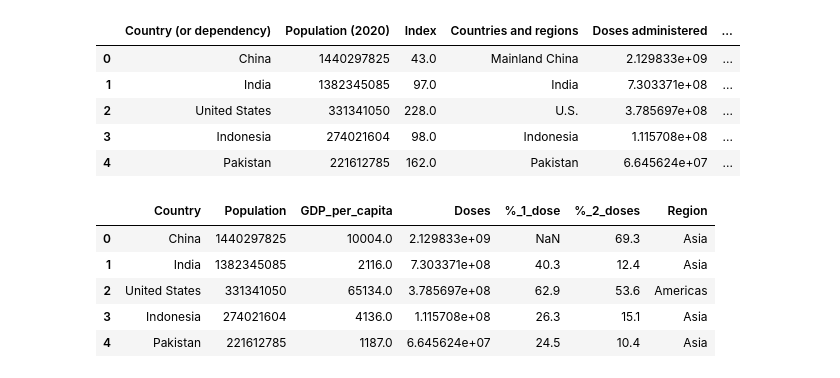
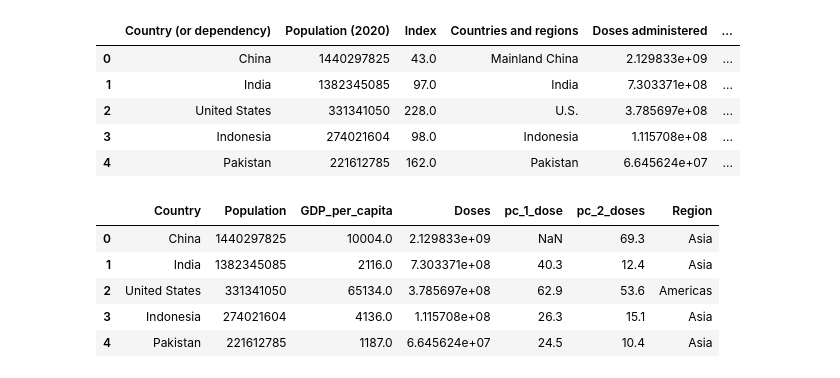
Before and after one commit to TomHOldershaw/Project-2-Group-1, a Jupyter notebook: notebooks/cleaned_dataframe.ipynb, the cells around one changed output. Drawn from its saved outputs; the diff is of its cells as text; code cells hidden in the pictures.

```diff
--- a/notebooks/cleaned_dataframe.ipynb
+++ b/notebooks/cleaned_dataframe.ipynb
@@ -223,15 +223,15 @@ merge_2.head()
 # %%
 final_merge = merge_2[["Country", "Population (2020)", "GDP Estimate in USD per capita as per UN", "Doses administered", "Percentage of population with 1+ dose", "Percentage of population fully vaccinated", "Region"]]
 final_merge = final_merge.rename(columns={
     "Population (2020)":"Population",
     "GDP Estimate in USD per capita as per UN":"GDP_per_capita",
     "Doses administered":"Doses",
-    "Percentage of population with 1+ dose":"%_1_dose",
-    "Percentage of population fully vaccinated":"%_2_doses"
+    "Percentage of population with 1+ dose":"pc_1_dose",
+    "Percentage of population fully vaccinated":"pc_2_doses"
 })
 final_merge.head()
 # %% [output]
-|  | Country | Population | GDP_per_capita | Doses | %_1_dose | %_2_doses | Region |
+|  | Country | Population | GDP_per_capita | Doses | pc_1_dose | pc_2_doses | Region |
 | 0 | China | 1440297825 | 10004.0 | 2.129833e+09 | NaN | 69.3 | Asia |
 | 1 | India | 1382345085 | 2116.0 | 7.303371e+08 | 40.3 | 12.4 | Asia |
 | 2 | United States | 331341050 | 65134.0 | 3.785697e+08 | 62.9 | 53.6 | Americas |
```
Also changed, not shown: 1 other file.
